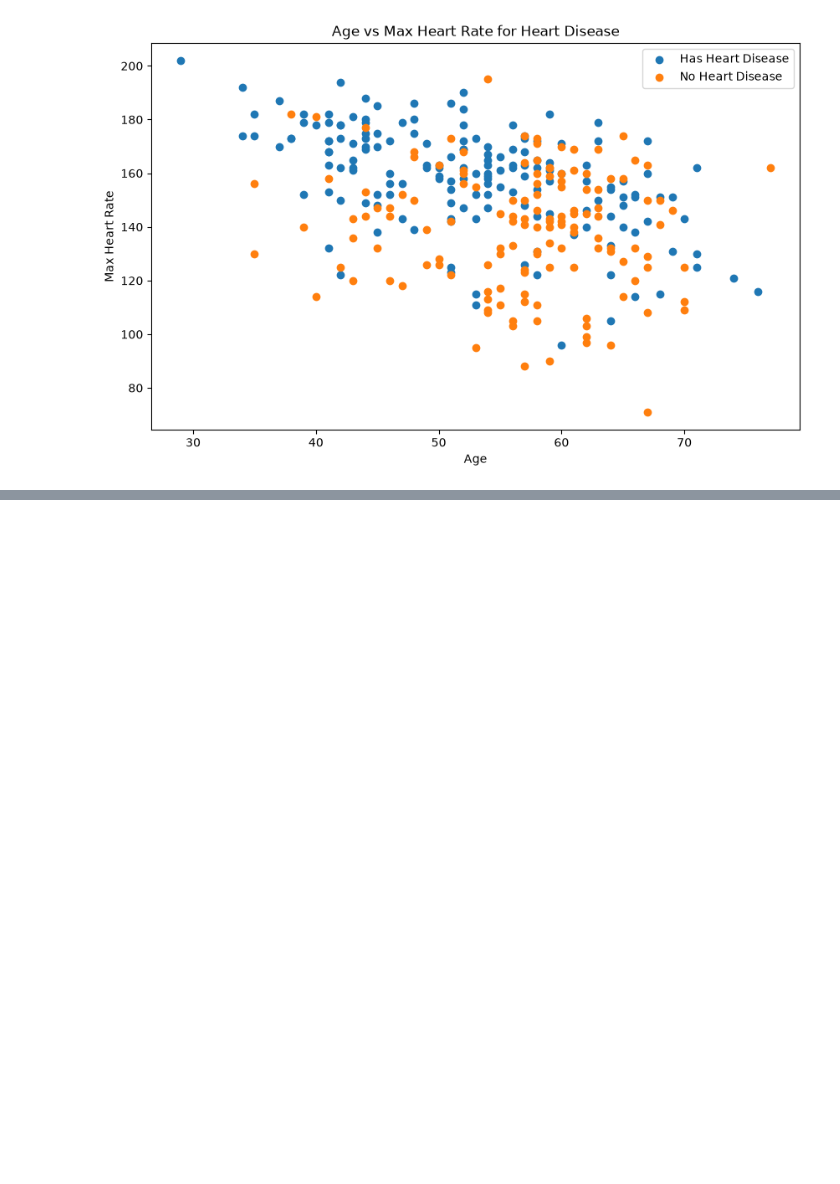
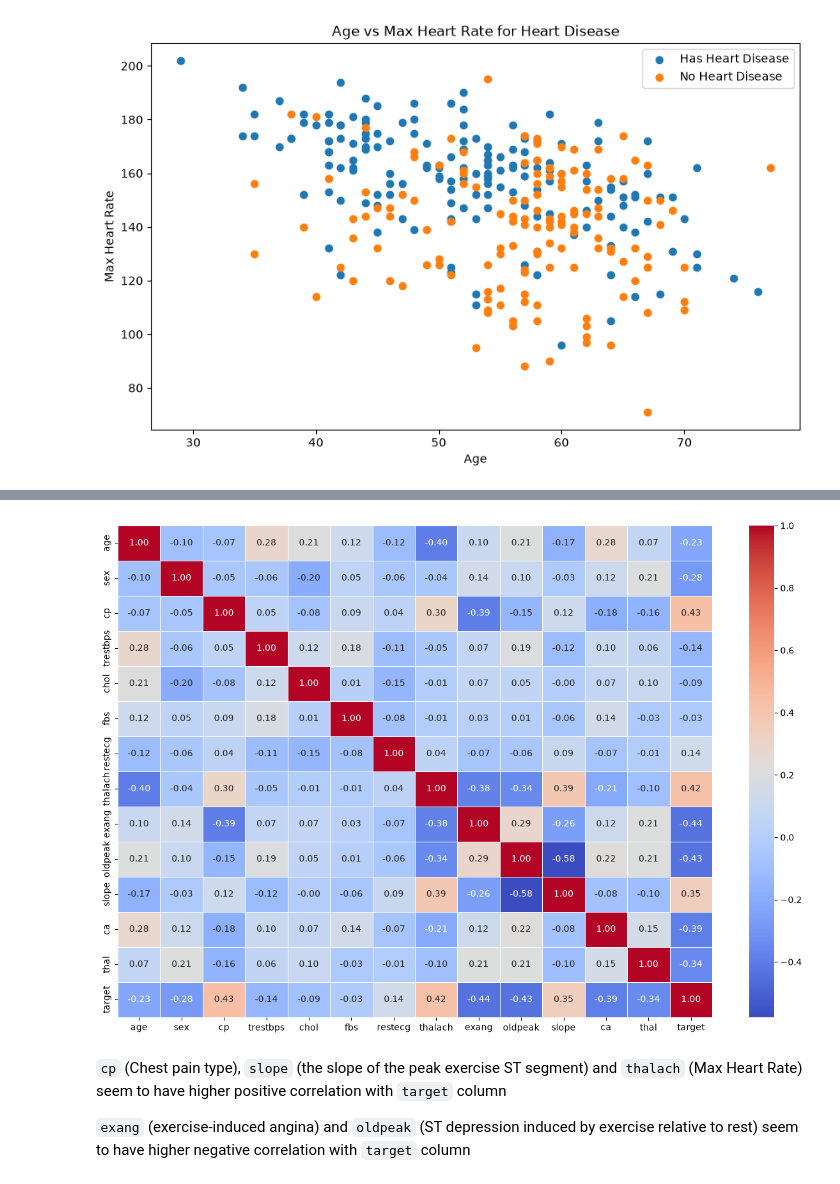
Before and after one commit to Avyayyy/heart-disease-classification, a Jupyter notebook: heart-disease-classification.ipynb, the cells around one changed output, grey strips where cells are left out. Cells and saved outputs as stored; diff of their text form; code cells hidden in the pictures; blank space fills up the shorter version.

Commit message:
Add Correlation Matrix analysis

```diff
--- a/heart-disease-classification.ipynb
+++ b/heart-disease-classification.ipynb
@@ -224,0 +245,14 @@ ax.legend(["Has Heart Disease", "No Heart Disease"]);
+# %%
+# Making correlation matrix with Seaborn's Heatmap
+fig, ax = plt.subplots(figsize = (15, 10))
+ax = sns.heatmap(df.corr(),
+                 annot = True,
+                 cmap = "coolwarm",
+                 linewidths = 0.5,
+                 fmt = ".2f");
+# %% [output]
+[figure, added]
+# %% [markdown]
+`cp` (Chest pain type), `slope` (the slope of the peak exercise ST segment) and `thalach` (Max Heart Rate) seem to have higher positive correlation with `target` column
+
+`exang` (exercise-induced angina) and `oldpeak` (ST depression induced by exercise relative to rest) seem to have higher negative correlation with `target` column
```
Also changed, not shown: parts of 2 cells of this notebook.
